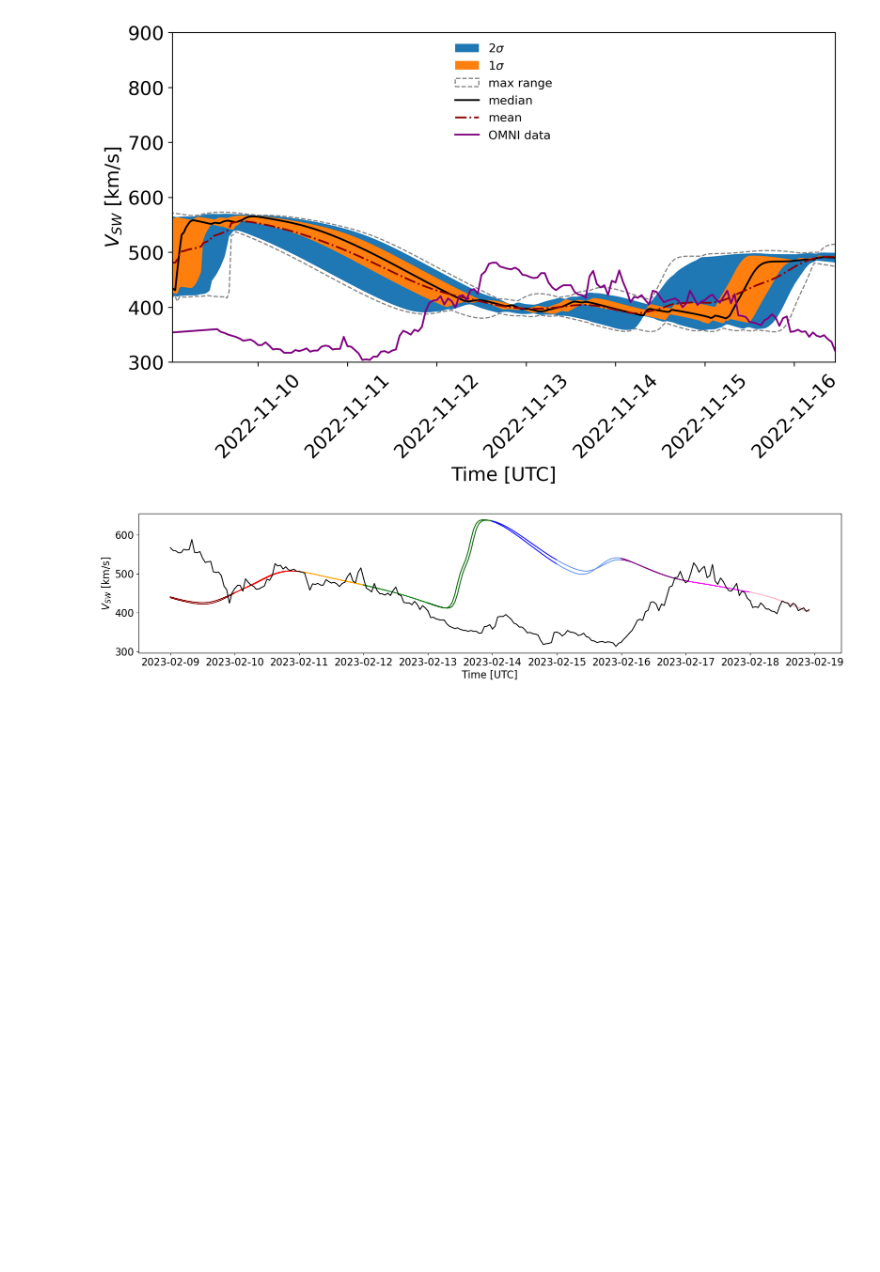
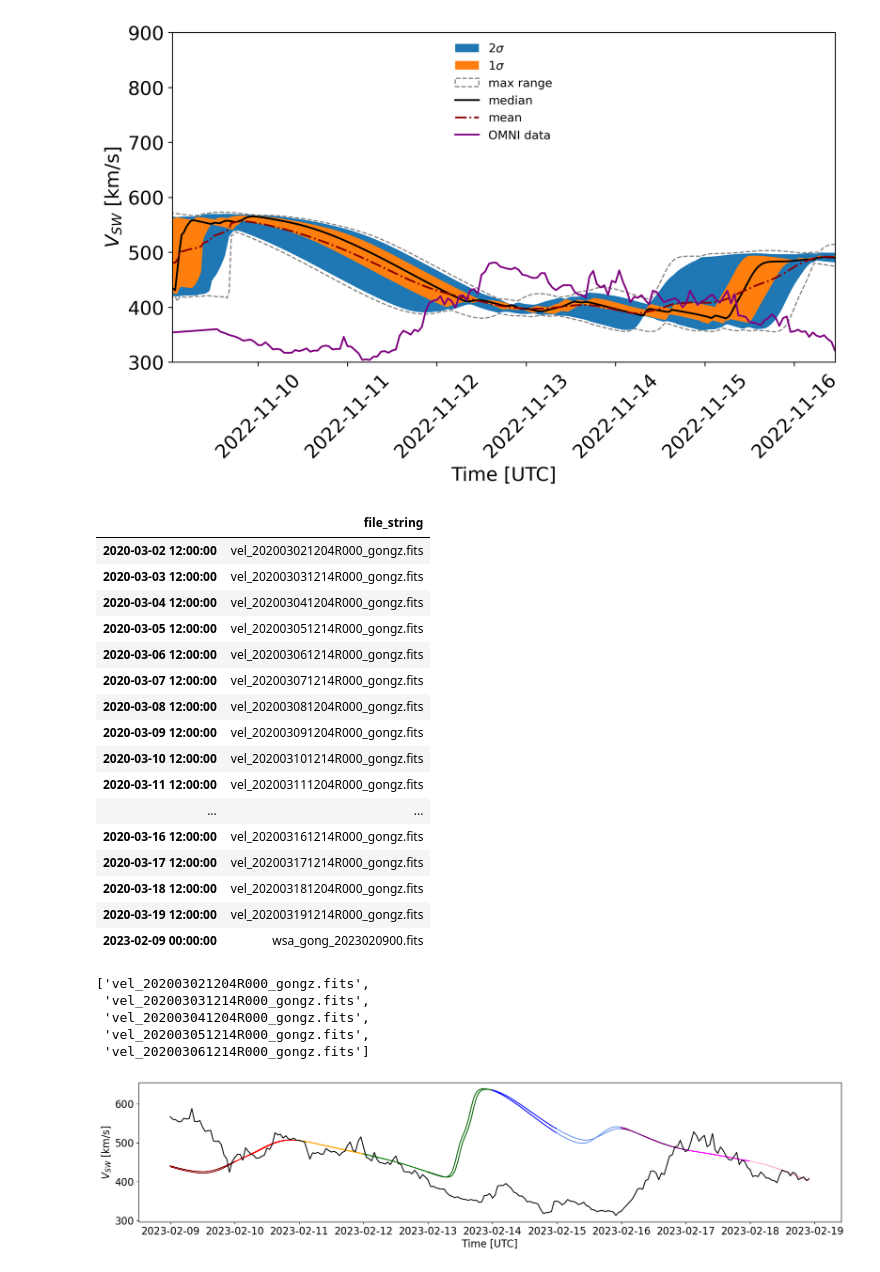
Before and after one commit to NathanielInatimi/WSA_calibration, a Jupyter notebook: code/WSA_calibration_sketch.ipynb, the cells around one changed output. Saved outputs shown, nothing was run; the diff lists cells and outputs as text; code cells hidden in the pictures; blank space fills up the shorter version.

```diff
--- a/code/WSA_calibration_sketch.ipynb
+++ b/code/WSA_calibration_sketch.ipynb
@@ -1073,7 +1085,7 @@ def resample_ensemble_members(ensemble_members, observed_data):
 # %%
 # get all WSA files with specified keywords
 directory_path = H._setup_dirs_()['boundary_conditions']
-wsa_file_words = ['wsa_gong'] # keywords to filter for in coronal model file directory
+wsa_file_words = ['wsa_gong','gongz'] # keywords to filter for in coronal model file directory
 wsa_fnames = get_files_containing_words(directory_path, wsa_file_words)
 
 dates = []
@@ -1086,11 +1098,14 @@ for filename in wsa_fnames:
     pattern = r'21.5rs_(\d{4})(\d{2})(\d{2})(\d{2})'
     pattern2 = r'%2F(\d{4})%2F(\d{1,2})%2F(\d{1,2})%2F'
     pattern3 = r'gong_(\d{4})(\d{2})(\d{2})(\d{2})'
+    pattern4 = r'(\d{4})(\d{2})(\d{2})(\d{2})(\d{2})R000_gongz'
 
     # Match patterns for different WSA file string formats
     match = re.search(pattern, filename)
     match2 = re.search(pattern2, filename)
     match3 = re.search(pattern3, filename)
+    match4 = re.search(pattern4, filename)
+
 
     if match:
         year, month, day, hour = match.groups()
@@ -1107,6 +1122,11 @@ for filename in wsa_fnames:
         date_string = f'{year}-{month}-{day}--{hour}'
         dates.append(datetime.datetime(int(year), int(month), int(day), int(hour)))
         filenames.append(filename)
+    elif match4:
+        year, month, day, hour, _ = match4.groups()
+        date_string = f'{year}-{month}-{day}--{hour}'
+        dates.append(datetime.datetime(int(year), int(month), int(day), int(hour)))
+        filenames.append(filename)
     else:
         print(f"No date found in the string: {filename}")
 
@@ -1114,5 +1134,25 @@ for filename in wsa_fnames:
 # index filenames by date
 df_filenames = pd.DataFrame({'file_string' : filenames}, index = dates)
 df_filenames = df_filenames.sort_index()
+# %%
+df_filenames
+# %% [output]
+|  | file_string |
+| 2020-03-02 12:00:00 | vel_202003021204R000_gongz.fits |
+| 2020-03-03 12:00:00 | vel_202003031214R000_gongz.fits |
+| 2020-03-04 12:00:00 | vel_202003041204R000_gongz.fits |
+| 2020-03-05 12:00:00 | vel_202003051214R000_gongz.fits |
+| 2020-03-06 12:00:00 | vel_202003061214R000_gongz.fits |
+| 2020-03-07 12:00:00 | vel_202003071214R000_gongz.fits |
+| 2020-03-08 12:00:00 | vel_202003081204R000_gongz.fits |
+| 2020-03-09 12:00:00 | vel_202003091204R000_gongz.fits |
+| 2020-03-10 12:00:00 | vel_202003101214R000_gongz.fits |
+| 2020-03-11 12:00:00 | vel_202003111204R000_gongz.fits |
+| ... | ... |
+| 2020-03-16 12:00:00 | vel_202003161214R000_gongz.fits |
+| 2020-03-17 12:00:00 | vel_202003171214R000_gongz.fits |
+| 2020-03-18 12:00:00 | vel_202003181204R000_gongz.fits |
+| 2020-03-19 12:00:00 | vel_202003191214R000_gongz.fits |
+| 2023-02-09 00:00:00 | wsa_gong_2023020900.fits |
 # %%
 # specify date range of WAS solutions to generate ensembles for
@@ -1151,3 +1191,11 @@ for fname in fname_list:
+# %%
+fname_list
+# %% [output]
+['vel_202003021204R000_gongz.fits',
+ 'vel_202003031214R000_gongz.fits',
+ 'vel_202003041204R000_gongz.fits',
+ 'vel_202003051214R000_gongz.fits',
+ 'vel_202003061214R000_gongz.fits']
 # %%
 def split_by_lead_time(params, sigma_longitude, max_lead_time, observed_data, filenames):
 
```
Also changed, not shown: parts of 6 cells of this notebook, 3 other files.
